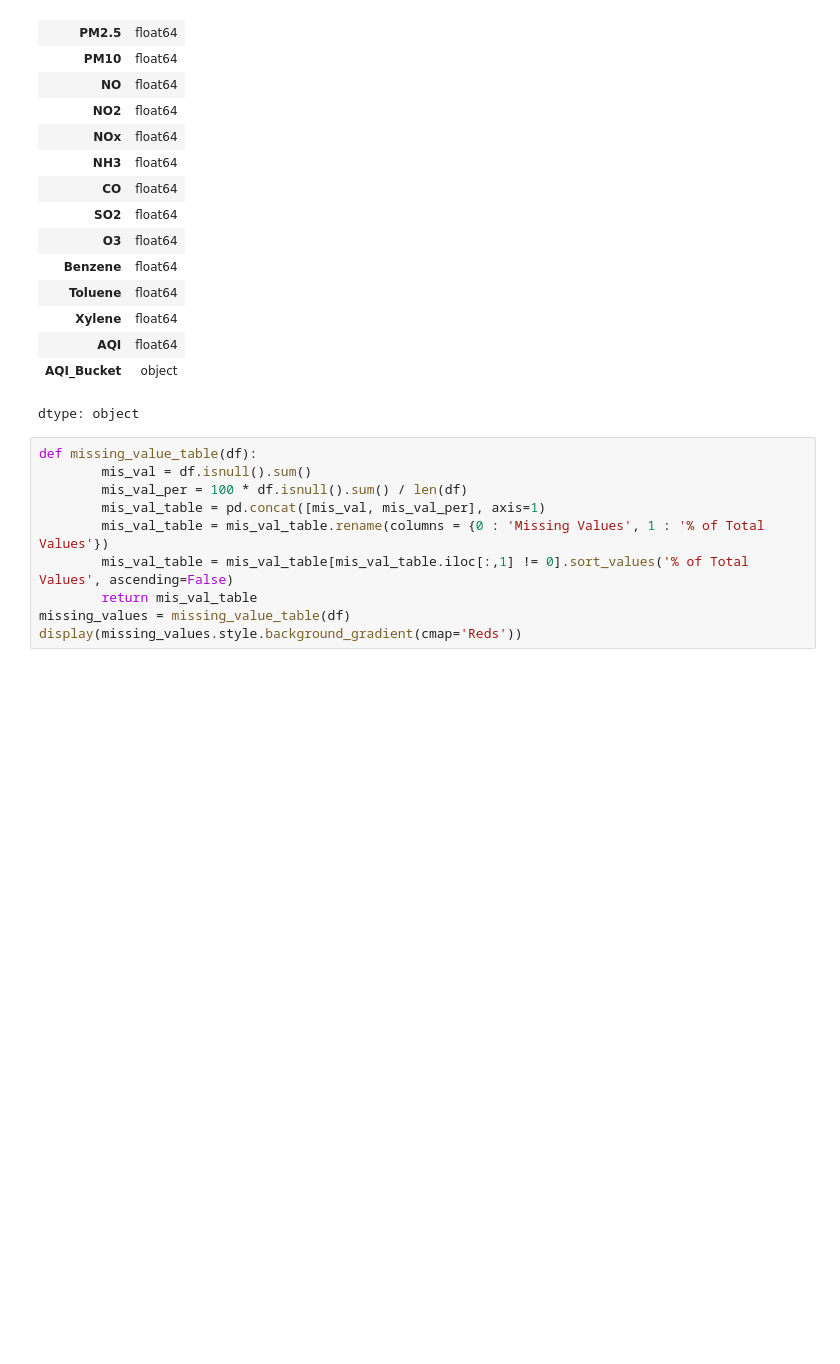
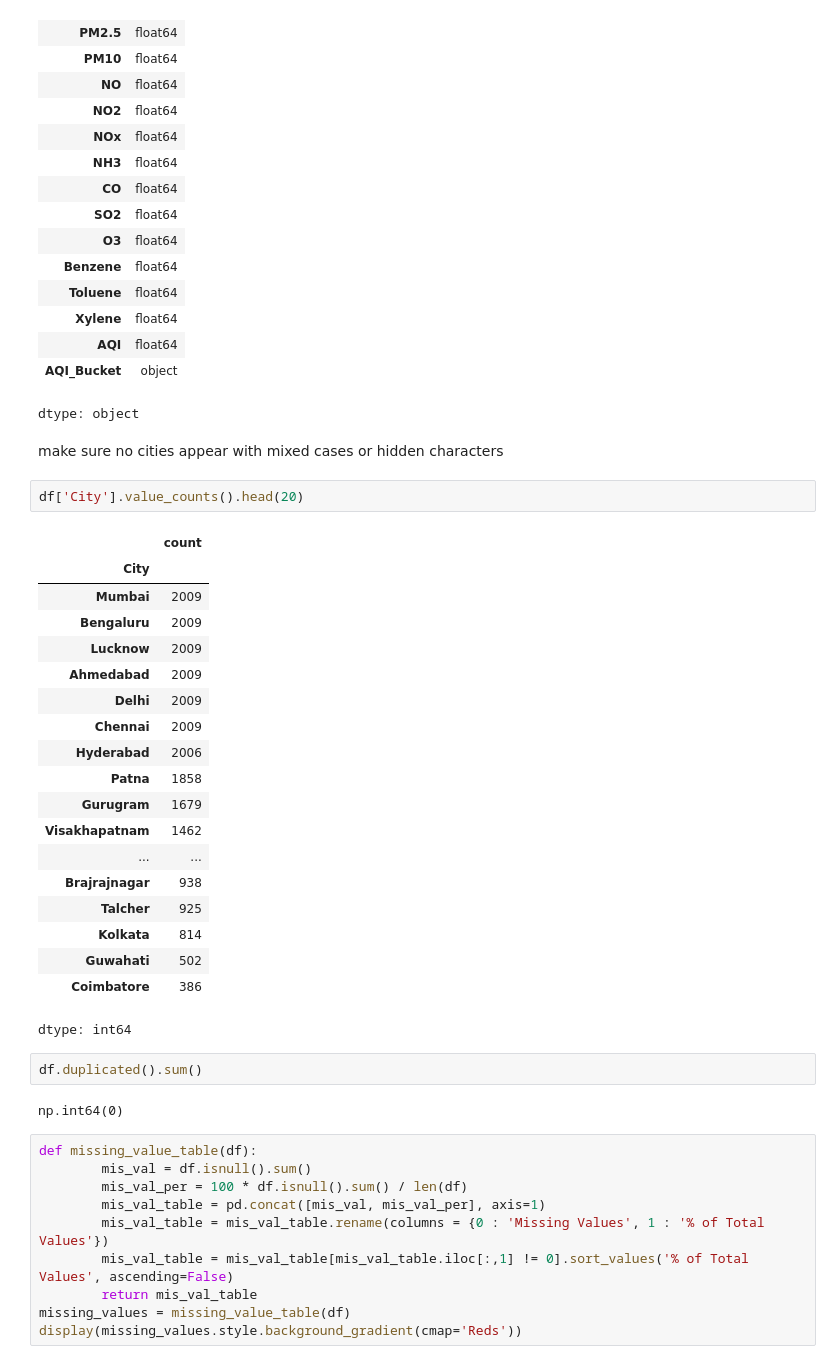
Before and after one commit to jamalamro25/CMP7005_PRAC1_Jamalamro, a Jupyter notebook: Final_Assignment_CMP7005_PRAC1.ipynb, the cells around one changed output. Cells and saved outputs as stored; diff of their text form; blank space fills up the shorter version.

```diff
--- a/Final_Assignment_CMP7005_PRAC1.ipynb
+++ b/Final_Assignment_CMP7005_PRAC1.ipynb
@@ -213,6 +233,34 @@ df.dtypes
 | AQI | float64 |
 | AQI_Bucket | object |
 dtype: object
+# %% [markdown]
+make sure no cities appear with mixed cases or hidden characters
+# %%
+df['City'].value_counts().head(20)
+# %% [output]
+|  | count |
+| City |  |
+| Mumbai | 2009 |
+| Bengaluru | 2009 |
+| Lucknow | 2009 |
+| Ahmedabad | 2009 |
+| Delhi | 2009 |
+| Chennai | 2009 |
+| Hyderabad | 2006 |
+| Patna | 1858 |
+| Gurugram | 1679 |
+| Visakhapatnam | 1462 |
+| ... | ... |
+| Brajrajnagar | 938 |
+| Talcher | 925 |
+| Kolkata | 814 |
+| Guwahati | 502 |
+| Coimbatore | 386 |
+dtype: int64
+# %%
+df.duplicated().sum()
+# %% [output]
+np.int64(0)
 # %%
 def missing_value_table(df):
         mis_val = df.isnull().sum()
```
Also changed, not shown: parts of 27 cells of this notebook.
